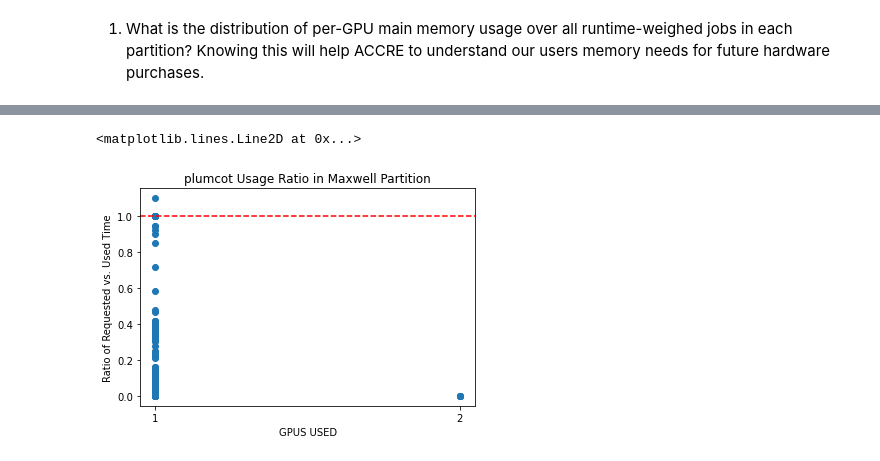
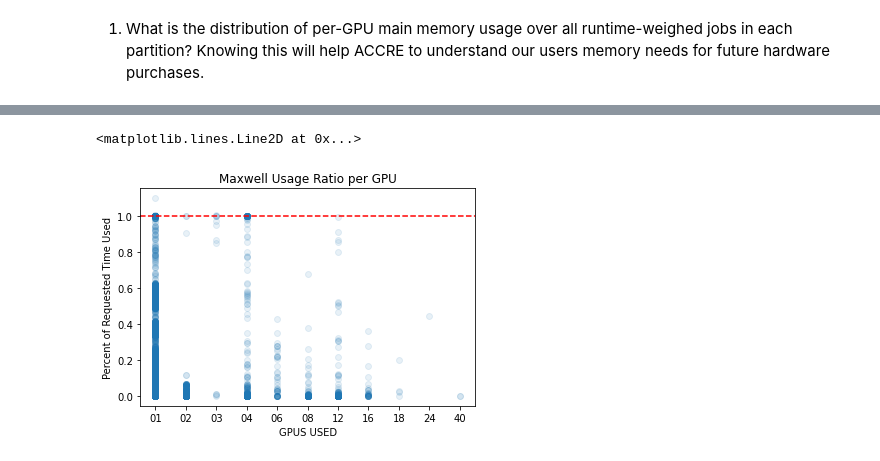
Before and after one commit to nss-data-science-cohort-6/accre_project-goobers, a Jupyter notebook: notebooks/tim.ipynb, the cells around one changed output, grey strips where cells are left out. Drawn from its saved outputs; the diff is of its cells as text; code cells hidden in the pictures.

Commit message:
Created descriptive statistics and graphs of broad usage ratios across partitions and GPUs.  Need to drill down to more specifics.

```diff
--- a/notebooks/tim.ipynb
+++ b/notebooks/tim.ipynb
@@ -60,9 +60,23 @@ com_job
 # %% [markdown]
 1. What is the distribution of per-GPU main memory usage over all runtime-weighed jobs in each partition? Knowing this will help ACCRE to understand our users memory needs for future hardware purchases.
 # %%
+#Stripping, cleaning, and type changing USEDMEM
 com_job['USEDMEM'] = com_job['USEDMEM'].str.replace('M', '').astype(float)
+#Stripping, cleaning, and type changing, and refactoring REQTIME
 com_job['REQTIME'] = pd.to_timedelta(com_job['REQTIME'].str.replace('-',' days ')).dt.total_seconds()
+#Calculated column for hours of requested time (Credit to team TWIX)
+com_job["req_time_hours"] = com_job["REQTIME"]/3600
+#Stripping, cleaning, and type changing, and refactoring USEDTIME
 com_job['USEDTIME'] = pd.to_timedelta(com_job['USEDTIME'].str.replace('-',' days ')).dt.total_seconds()
-com_job['CPUS'] = com_job['CPUS'].astype(str)
-com_job['GPUS'] = com_job['GPUS'].astype(str)
-com_job.info()
+#Calculated column for hours of used time (Credit to team TWIX)
+com_job["used_time_hours"] = com_job["USEDTIME"]/3600
+#Calculated column for ratio of used time and requested time(percent of time used of requested)
+com_job["req_used_ratio"] = ((com_job['USEDTIME'] / com_job['REQTIME']))
+#Calculated column for difference in requested time and used time in seconds
+com_job["req_dif_sec"] = ((com_job['REQTIME'] - com_job['USEDTIME']))
+#Calculated column for difference in requested and used time in hours
+com_job["req_dif_hour"] = (com_job["REQTIME"] - com_job["USEDTIME"])/3600
+com_job['GPUS'] = com_job['GPUS'].astype(str).str.zfill(2)
+#Changing datatypes of columns (maybe very unnessisary)
+#com_job['CPUS'] = com_job['CPUS'].astype(str)
+#com_job['GPUS'] = com_job['GPUS'].astype(str)
@@ -105,7 +83,5 @@ com_job
 # %%
 # Would it be useful for the scheduler to know the difference between requested and used time.
 # Would it be useful to know the distribution of the ratio of requested vs. used time for specific users
-com_job["req_used_dif"] = ((com_job['REQTIME'] - com_job['USEDTIME']))
-com_job["req_used_ratio"] = ((com_job['USEDTIME'] / com_job['REQTIME']))
-com_job
+com_job.info()
 # %% [output]
@@ -165,11 +171,11 @@ plt.axhline(y=1, color='r', linestyle=':')
 # %%
-#USAGE RATIO OF plumcot account on Maxwell Partition
-plot_df = com_job.loc[com_job['ACCOUNT'] == 'plumcot']
-plt.scatter(plot_df['GPUS'], plot_df["req_used_ratio"])
+#USAGE RATIO OF GPUS Across Maxwell Partition
+plot_df = com_job.loc[com_job['PARTITION'] == 'maxwell'].sort_values('GPUS')
+plt.scatter(plot_df['GPUS'], plot_df["req_used_ratio"], alpha = 0.1)
 plt.xlabel("GPUS USED")
-plt.ylabel("Ratio of Requested vs. Used Time")
-plt.title("plumcot Usage Ratio in Maxwell Partition")
+plt.ylabel("Percent of Requested Time Used")
+plt.title("Maxwell Usage Ratio per GPU")
 plt.axhline(y=1, color='r', linestyle='--')
 # %% [output]
 <matplotlib.lines.Line2D at 0x...>
-[figure, old version]
+[figure, new version]
```
Also changed, not shown: parts of 16 cells of this notebook.
